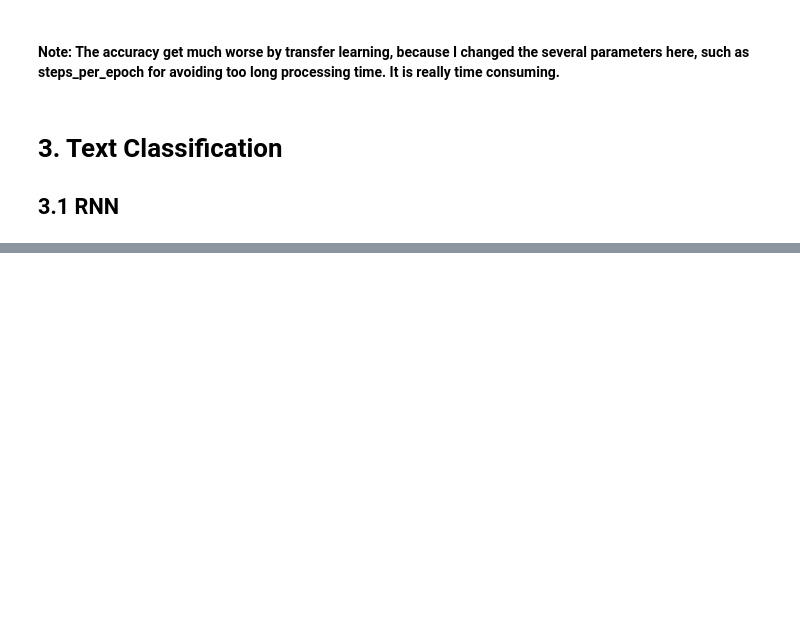
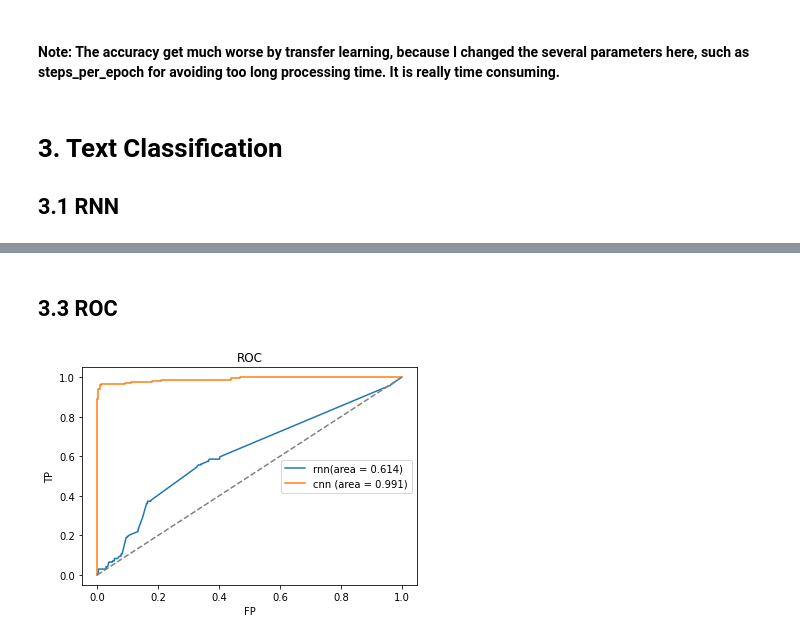
Before and after one commit to Butterflyer043/DL-NN, a Jupyter notebook: Assignment/HW3.ipynb, the cells around one changed output, grey strips where cells are left out. Cells and saved outputs as stored; diff of their text form; code cells hidden in the pictures; blank space fills up the shorter version.

```diff
--- a/Assignment/HW3.ipynb
+++ b/Assignment/HW3.ipynb
@@ -376,0 +467,19 @@ The training set accuracy of model: 0.22844000160694122
+# %%
+model_cnn = Sequential()
+model_cnn.add(tfkl.InputLayer((8709,1)))
+
+model_cnn.add(tfkl.Conv1D(filters=32, kernel_size=2,strides=1,
+                 padding='valid',activation='relu'))
+model_cnn.add(tfkl.MaxPooling1D(pool_size=2))
+model_cnn.add(tfkl.Dropout(0.3))
+
+model_cnn.add(tfkl.Conv1D(filters=16, kernel_size=2,strides=1,
+                 padding='valid',activation='relu'))
+model_cnn.add(tfkl.MaxPooling1D(pool_size=2))
+model_cnn.add(tfkl.Dropout(0.3))
+
+# following layer
+model_cnn.add(tfkl.Flatten())
+model_cnn.add(tfkl.Dense(16, activation='relu'))
+model_cnn.add(tfkl.Dense(1, activation='sigmoid'))
+model_cnn.summary()
@@ -376,0 +504,7 @@ The training set accuracy of model: 0.22844000160694122
+# %%
+model_cnn.compile(loss='binary_crossentropy',
+              optimizer='adam',metrics=['accuracy'])
+model_cnn.fit(X_train, Y_train,
+          steps_per_epoch=10,
+          epochs=10,
+          validation_data=(X_test, Y_test))
@@ -376,0 +543,2 @@ The training set accuracy of model: 0.22844000160694122
+# %% [markdown]
+## 3.3 ROC
@@ -376,0 +547,19 @@ The training set accuracy of model: 0.22844000160694122
+# %%
+# predict
+rnn = model_rnn.predict(X_test)[:,0]
+cnn = model_cnn.predict(X_test)[:,0]
+# actual
+target = Y_test[:]>0
+# %%
+fp_r, tp_r, thresholds_r = roc_curve(Y_test, rnn)
+fp_c, tp_c, thresholds_c = roc_curve(Y_test, cnn)
+plt.plot(fp_r, tp_r, label='rnn(area = {:.3f})'.format(auc(fp_r, tp_r)))
+plt.plot(fp_c, tp_c, label='cnn (area = {:.3f})'.format(auc(fp_c, tp_c)))
+plt.xlabel('FP')
+plt.ylabel('TP')
+plt.title('ROC')
+plt.plot([0, 1], [0, 1], color='gray',linestyle='--')
+plt.legend(loc='right')
+plt.show()
+# %% [output]
+[figure, added]
```
Also changed, not shown: parts of 12 cells of this notebook.
